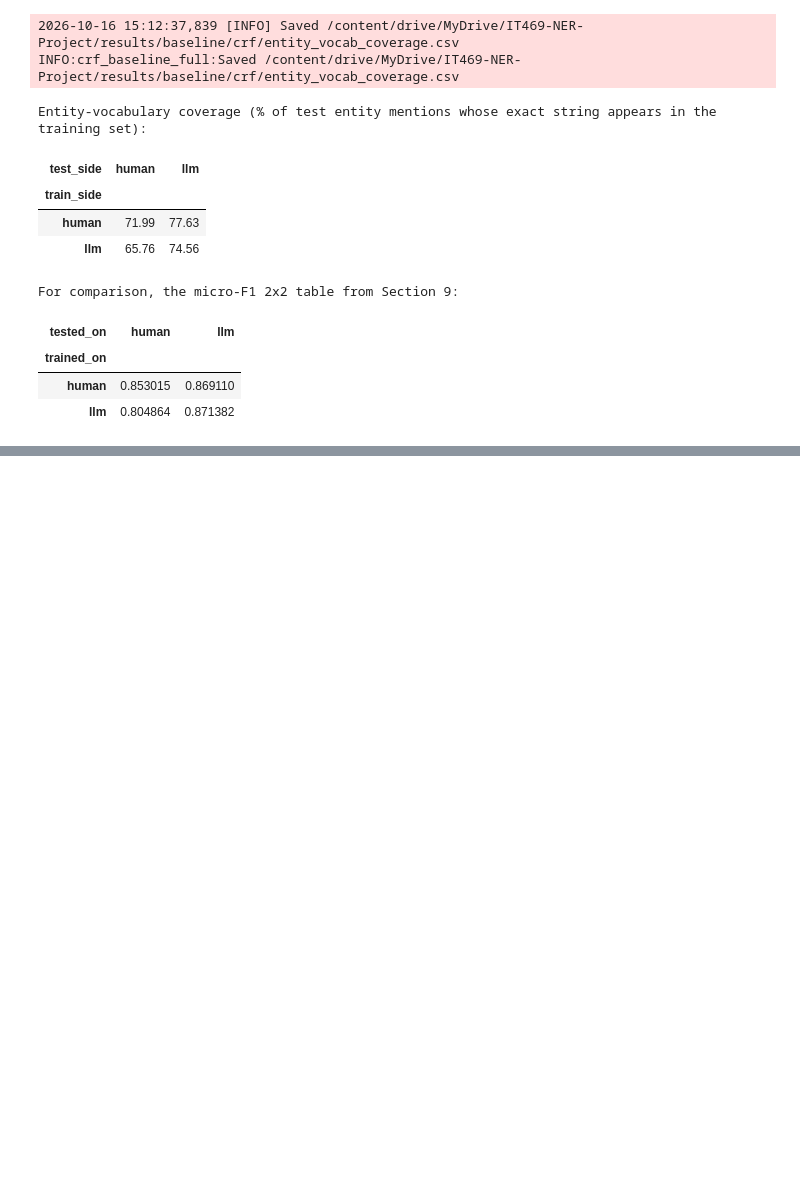
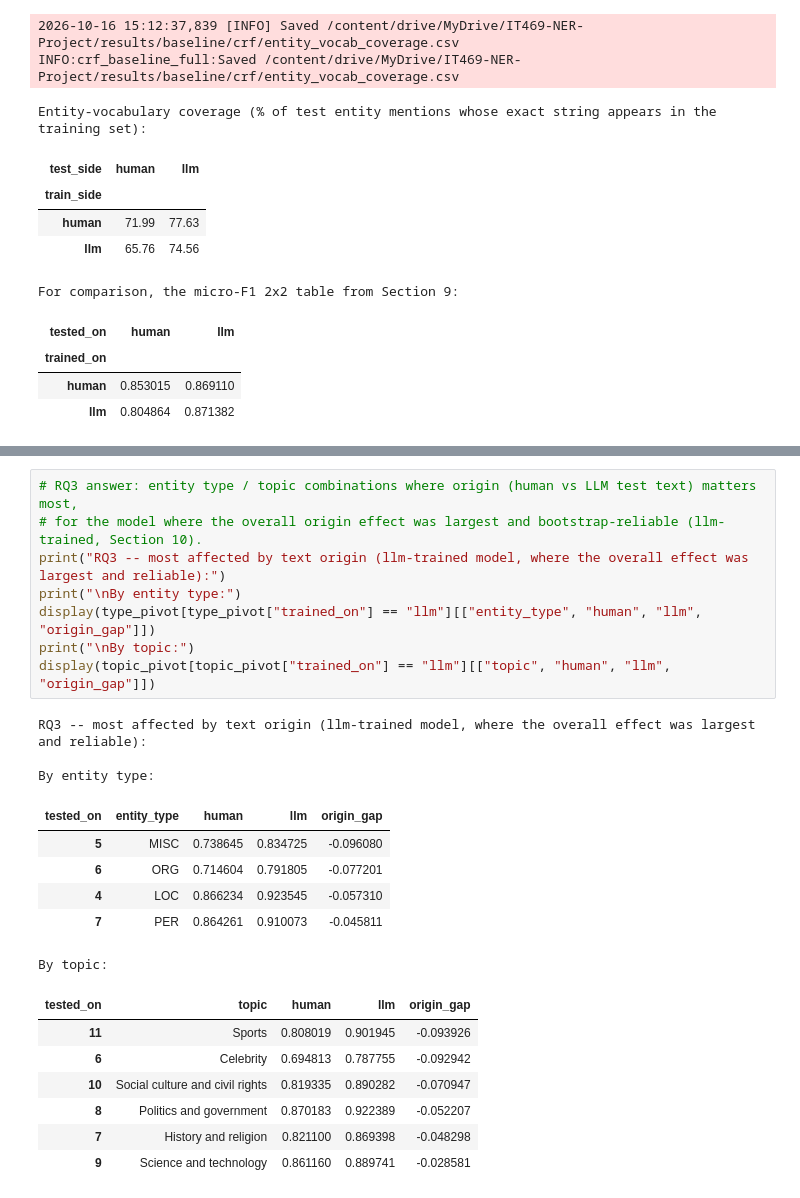
Before and after one commit to leen449/ner-human-vs-llm-news, a Jupyter notebook: notebooks/04_crf_baseline.ipynb, the cells around one changed output, grey strips where cells are left out. Drawn from its saved outputs; the diff is of its cells as text; blank space fills up the shorter version.

```diff
--- a/notebooks/04_crf_baseline.ipynb
+++ b/notebooks/04_crf_baseline.ipynb
@@ -1060 +1228,26 @@ For comparison, the micro-F1 2x2 table from Section 9:
+# %%
+# RQ3 answer: entity type / topic combinations where origin (human vs LLM test text) matters most,
+# for the model where the overall origin effect was largest and bootstrap-reliable (llm-trained, Section 10).
+print("RQ3 -- most affected by text origin (llm-trained model, where the overall effect was largest and reliable):")
+print("\nBy entity type:")
+display(type_pivot[type_pivot["trained_on"] == "llm"][["entity_type", "human", "llm", "origin_gap"]])
+print("\nBy topic:")
+display(topic_pivot[topic_pivot["trained_on"] == "llm"][["topic", "human", "llm", "origin_gap"]])
+# %% [output]
+RQ3 -- most affected by text origin (llm-trained model, where the overall effect was largest and reliable):
+
+By entity type:
+| tested_on | entity_type | human | llm | origin_gap |
+| 5 | MISC | 0.738645 | 0.834725 | -0.096080 |
+| 6 | ORG | 0.714604 | 0.791805 | -0.077201 |
+| 4 | LOC | 0.866234 | 0.923545 | -0.057310 |
+| 7 | PER | 0.864261 | 0.910073 | -0.045811 |
+By topic:
+| tested_on | topic | human | llm | origin_gap |
+| 11 | Sports | 0.808019 | 0.901945 | -0.093926 |
+| 6 | Celebrity | 0.694813 | 0.787755 | -0.092942 |
+| 10 | Social culture and civil rights | 0.819335 | 0.890282 | -0.070947 |
+| 8 | Politics and government | 0.870183 | 0.922389 | -0.052207 |
+| 7 | History and religion | 0.821100 | 0.869398 | -0.048298 |
+| 9 | Science and technology | 0.861160 | 0.889741 | -0.028581 |
 # %% [markdown]
```
Also changed, not shown: parts of 6 cells of this notebook.
